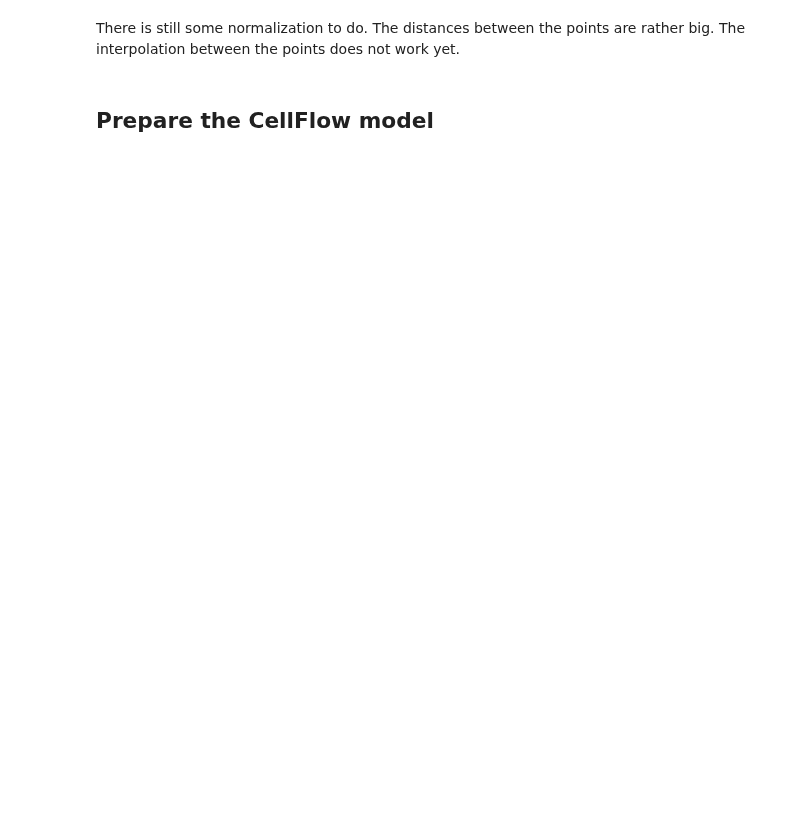
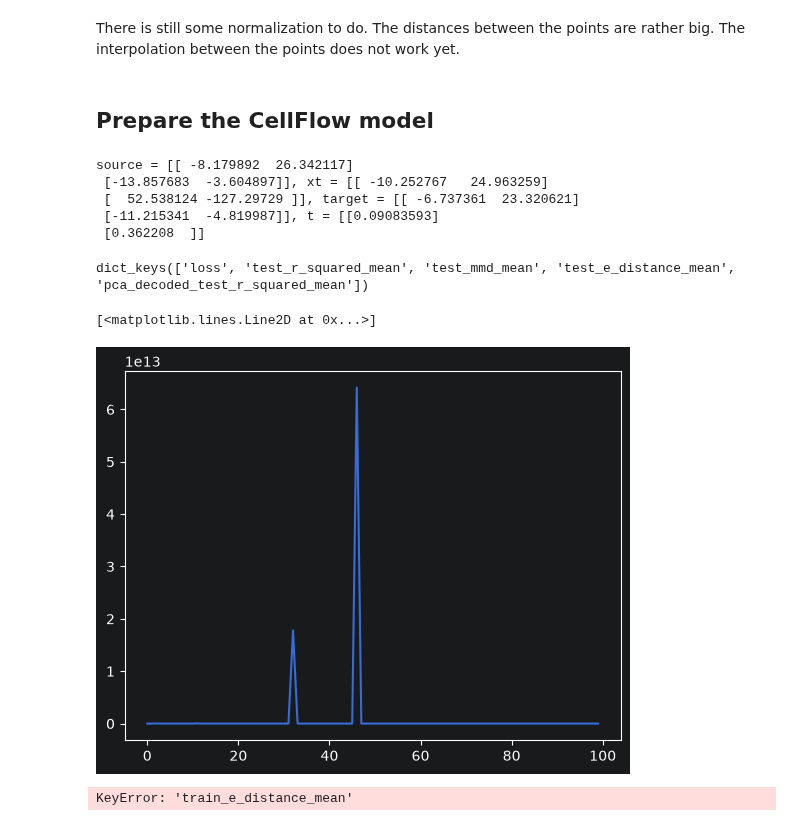
Before and after one commit to markuslaengst/CellFlow, a Jupyter notebook: docs/notebooks/riemannian_cell_flow.ipynb, the cells around one changed output. Cells and saved outputs as stored; diff of their text form; code cells hidden in the pictures; blank space fills up the shorter version.

```diff
--- a/docs/notebooks/riemannian_cell_flow.ipynb
+++ b/docs/notebooks/riemannian_cell_flow.ipynb
@@ -465,7 +461,13 @@ callbacks = [metrics_callback, decoded_metrics_callback]
 # %%
 cf.train(
         num_iterations=1,
-        batch_size=512,
+        batch_size=2,
         callbacks=callbacks,
         valid_freq=20_000,
     )
+# %% [output]
+source = [[ -8.179892  26.342117]
+ [-13.857683  -3.604897]], xt = [[ -10.252767   24.963259]
+ [  52.538124 -127.29729 ]], target = [[ -6.737361  23.320621]
+ [-11.215341  -4.819987]], t = [[0.09083593]
+ [0.362208  ]]
@@ -471,0 +476,43 @@ cf.train(
+# %%
+cf.trainer.training_logs.keys()
+# %% [output]
+dict_keys(['loss', 'test_r_squared_mean', 'test_mmd_mean', 'test_e_distance_mean', 'pca_decoded_test_r_squared_mean'])
+# %%
+loss = cf.trainer.training_logs["loss"]
+plt.plot(loss)
+# %% [output]
+[<matplotlib.lines.Line2D at 0x...>]
+[figure, added]
+# %%
+e_distances_train = cf.trainer.training_logs["train_e_distance_mean"]
+e_distances_test = cf.trainer.training_logs["test_e_distance_mean"]
+r_squared_test   = cf.trainer.training_logs["pca_decoded_test_r_squared_mean"]
+
+iterations_train = np.arange(len(e_distances_train))
+iterations_test  = np.arange(len(e_distances_test))
+iterations_r2    = np.arange(len(r_squared_test))
+
+fig, axes = plt.subplots(1, 3, figsize=(18, 6))
+
+axes[0].plot(iterations_train, e_distances_train, linestyle='-', color='blue', label='Energy distance training data')
+axes[0].set_xlabel('Validation Iteration')
+axes[0].set_ylabel('Energy distance')
+axes[0].legend()
+axes[0].grid(True)
+
+axes[1].plot(iterations_test, e_distances_test, linestyle='-', color='red', label='Energy distance test data')
+axes[1].set_xlabel('Validation iteration')
+axes[1].set_ylabel('Energy distance')
+axes[1].legend()
+axes[1].grid(True)
+
+axes[2].plot(iterations_r2, r_squared_test, linestyle='-', color='green', label='Mean R squared on test data')
+axes[2].set_xlabel('Validation iteration')
+axes[2].set_ylabel('R squared')
+axes[2].legend()
+axes[2].grid(True)
+
+plt.tight_layout()
+plt.show()
+# %% [output]
+KeyError: 'train_e_distance_mean'
```
Also changed, not shown: parts of 7 cells of this notebook, 2 other files.
